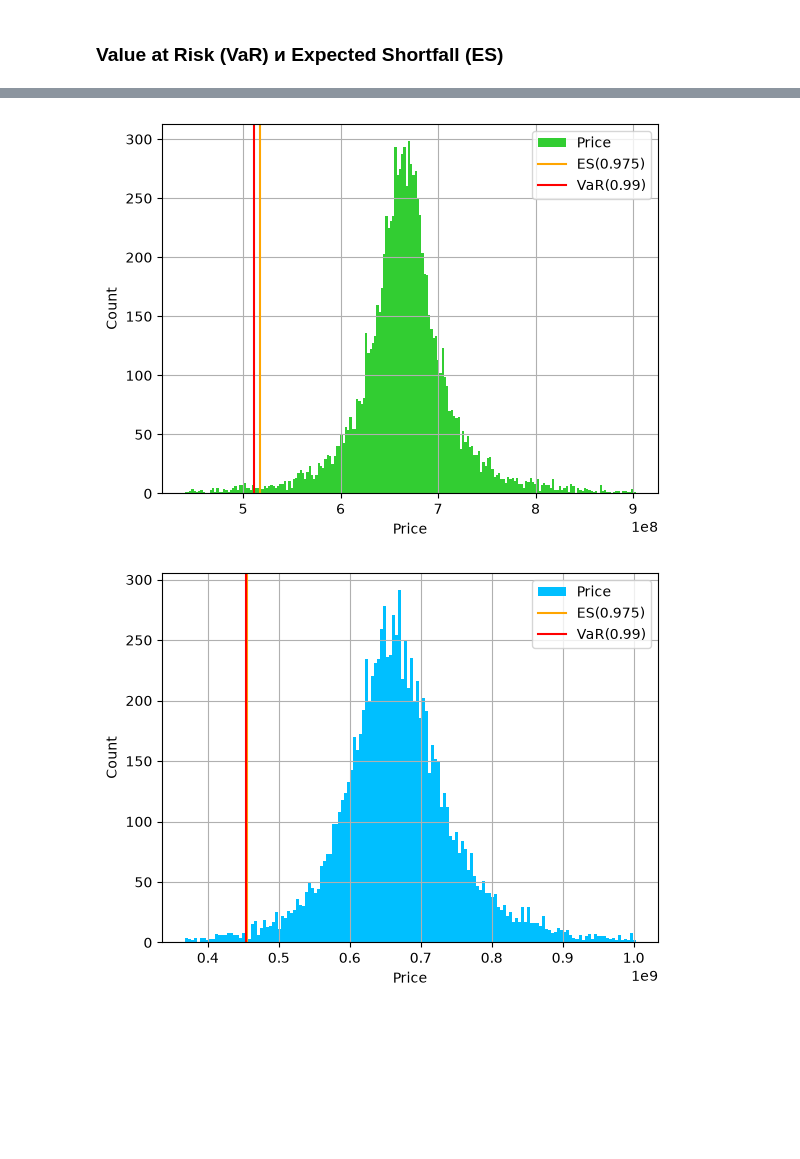
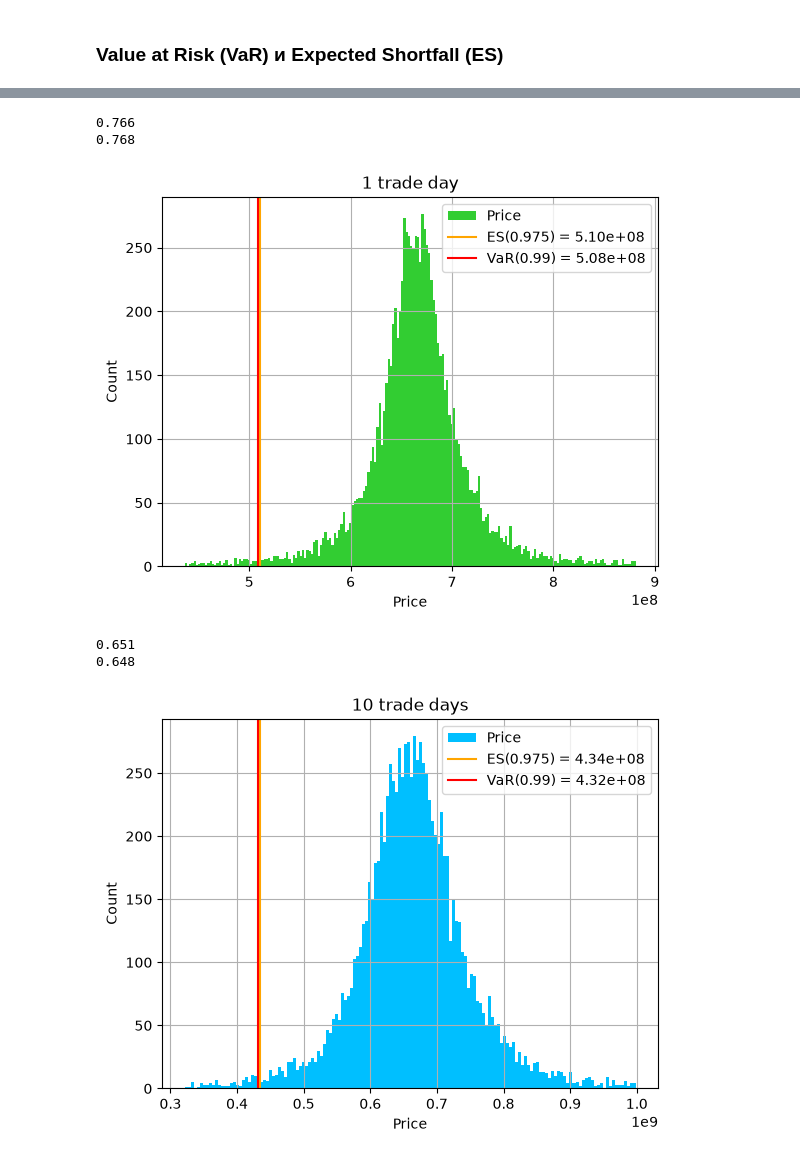
Before and after one commit to ilkonZ-deu/risk_project_2, a Jupyter notebook: script_part5.ipynb, the cells around one changed output, grey strips where cells are left out. Drawn from its saved outputs; the diff is of its cells as text; code cells hidden in the pictures; blank space fills up the shorter version.

```diff
--- a/script_part5.ipynb
+++ b/script_part5.ipynb
@@ -153,14 +139,13 @@ def price_samples(
         result = []
 
         for _ in range(n):
-            df = stock_prices_simulation(
-                  df_params, df_market, start_date, end_date, ols_params
-            )
-            df_main = df_market.copy()
-            df_main[stock_columns] = df
+            df = simulate_risk_factors(df_params, df_market, start_date, end_date)
+
+            df_md = df_market.copy()
+            df_md.loc[start_date:end_date, U.RF_PRICES] = df[U.RF_PRICES]
 
             df_stats = P.backtest_portfolio(
-                P.DEFAULT_PORTFOLIO, df_main, start=start_date, end=end_date
+                P.DEFAULT_PORTFOLIO, df_md, start=start_date, end=end_date
             )
 
             final_price = df_stats.loc[end_date, 'value']
@@ -180,3 +171,11 @@ prices = np.array(prices)
 
 var = np.quantile(prices, q=0.01)
 es = prices[prices < np.quantile(prices, 0.025)].mean()
+
+start_price = get_portfolio_price(start_date, df_md)
+
+print(f"{es / start_price:.3f}")
+print(f"{var / start_price:.3f}")
+# %% [output]
+0.766
+0.768
@@ -185,18 +182,20 @@ import matplotlib.pyplot as plt
 # %%
 plt.hist(prices, bins=200, color='limegreen', label="Price")
 plt.grid()
 
-plt.axvline(x=es, color='orange', label="ES(0.975)")
-plt.axvline(x=var, color='red', label="VaR(0.99)")
+plt.axvline(x=es, color='orange', label=f"ES(0.975) = {es:.2e}")
+plt.axvline(x=var, color='red', label=f"VaR(0.99) = {var:.2e}")
 
 plt.xlabel("Price")
 plt.ylabel("Count")
 
+plt.title("1 trade day")
+
 plt.legend()
 plt.savefig("plots/prices-day1.png")
 plt.show()
 # %% [output]
-[figure, old version]
+[figure, new version]
 # %%
 start_date = "2025-12-01" # базовая дата
 end_date = "2025-12-10"
@@ -210,18 +209,28 @@ prices = np.array(prices)
 
 var = np.quantile(prices, q=0.01)
 es = prices[prices < np.quantile(prices, 0.025)].mean()
+
+start_price = get_portfolio_price(start_date, df_md)
+
+print(f"{es / start_price:.3f}")
+print(f"{var / start_price:.3f}")
+# %% [output]
+0.651
+0.648
 # %%
 plt.hist(prices, bins=150, color='deepskyblue', label="Price")
 plt.grid()
 
-plt.axvline(x=es, color='orange', label="ES(0.975)")
-plt.axvline(x=var, color='red', label="VaR(0.99)")
+plt.axvline(x=es, color='orange', label=f"ES(0.975) = {es:.2e}")
+plt.axvline(x=var, color='red', label=f"VaR(0.99) = {var:.2e}")
 
 plt.xlabel("Price")
 plt.ylabel("Count")
 
+plt.title("10 trade days")
+
 plt.legend()
 plt.savefig("plots/prices-days10.png")
 plt.show()
 # %% [output]
-[figure, old version]
+[figure, new version]
```
Also changed, not shown: parts of 6 cells of this notebook, 1 other file.
